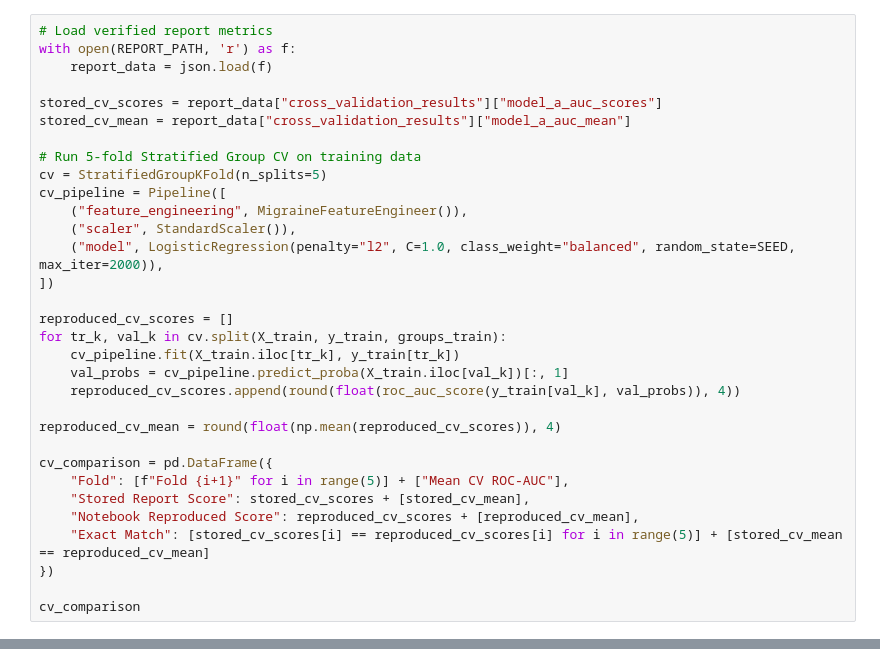
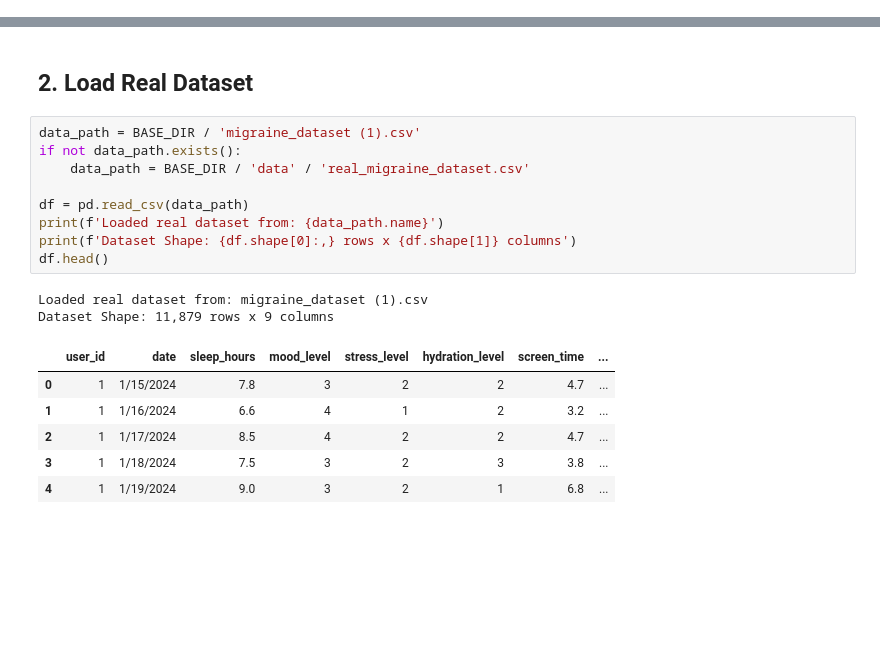
Before and after one commit to janhvibankar/MigraineGuardian, a Jupyter notebook: ml-service/Model_A.ipynb, the cells around one changed output, grey strips where cells are left out. Drawn from its saved outputs; the diff is of its cells as text; blank space fills up the shorter version.

```diff
--- a/ml-service/Model_A.ipynb
+++ b/ml-service/Model_A.ipynb
@@ -402,32 +0,0 @@ We execute 5-Fold Stratified Group Cross-Validation on the training split and co
-# %%
-# Load verified report metrics
-with open(REPORT_PATH, 'r') as f:
-    report_data = json.load(f)
-
-stored_cv_scores = report_data["cross_validation_results"]["model_a_auc_scores"]
-stored_cv_mean = report_data["cross_validation_results"]["model_a_auc_mean"]
-
-# Run 5-fold Stratified Group CV on training data
-cv = StratifiedGroupKFold(n_splits=5)
-cv_pipeline = Pipeline([
-    ("feature_engineering", MigraineFeatureEngineer()),
-    ("scaler", StandardScaler()),
-    ("model", LogisticRegression(penalty="l2", C=1.0, class_weight="balanced", random_state=SEED, max_iter=2000)),
-])
-
-reproduced_cv_scores = []
-for tr_k, val_k in cv.split(X_train, y_train, groups_train):
-    cv_pipeline.fit(X_train.iloc[tr_k], y_train[tr_k])
-    val_probs = cv_pipeline.predict_proba(X_train.iloc[val_k])[:, 1]
-    reproduced_cv_scores.append(round(float(roc_auc_score(y_train[val_k], val_probs)), 4))
-
-reproduced_cv_mean = round(float(np.mean(reproduced_cv_scores)), 4)
-
-cv_comparison = pd.DataFrame({
-    "Fold": [f"Fold {i+1}" for i in range(5)] + ["Mean CV ROC-AUC"],
-    "Stored Report Score": stored_cv_scores + [stored_cv_mean],
-    "Notebook Reproduced Score": reproduced_cv_scores + [reproduced_cv_mean],
-    "Exact Match": [stored_cv_scores[i] == reproduced_cv_scores[i] for i in range(5)] + [stored_cv_mean == reproduced_cv_mean]
-})
-
-cv_comparison
@@ -887,0 +58,20 @@ are verified directly from the existing repository artifacts and reproduced iden
+# %% [markdown]
+## 2. Load Real Dataset
+# %%
+data_path = BASE_DIR / 'migraine_dataset (1).csv'
+if not data_path.exists():
+    data_path = BASE_DIR / 'data' / 'real_migraine_dataset.csv'
+
+df = pd.read_csv(data_path)
+print(f'Loaded real dataset from: {data_path.name}')
+print(f'Dataset Shape: {df.shape[0]:,} rows x {df.shape[1]} columns')
+df.head()
+# %% [output]
+Loaded real dataset from: migraine_dataset (1).csv
+Dataset Shape: 11,879 rows x 9 columns
+|  | user_id | date | sleep_hours | mood_level | stress_level | hydration_level | screen_time | ... |
+| 0 | 1 | 1/15/2024 | 7.8 | 3 | 2 | 2 | 4.7 | ... |
+| 1 | 1 | 1/16/2024 | 6.6 | 4 | 1 | 2 | 3.2 | ... |
+| 2 | 1 | 1/17/2024 | 8.5 | 4 | 2 | 2 | 4.7 | ... |
+| 3 | 1 | 1/18/2024 | 7.5 | 3 | 2 | 3 | 3.8 | ... |
+| 4 | 1 | 1/19/2024 | 9.0 | 3 | 2 | 1 | 6.8 | ... |
```
Also changed, not shown: parts of 75 cells of this notebook, 33 other files.
